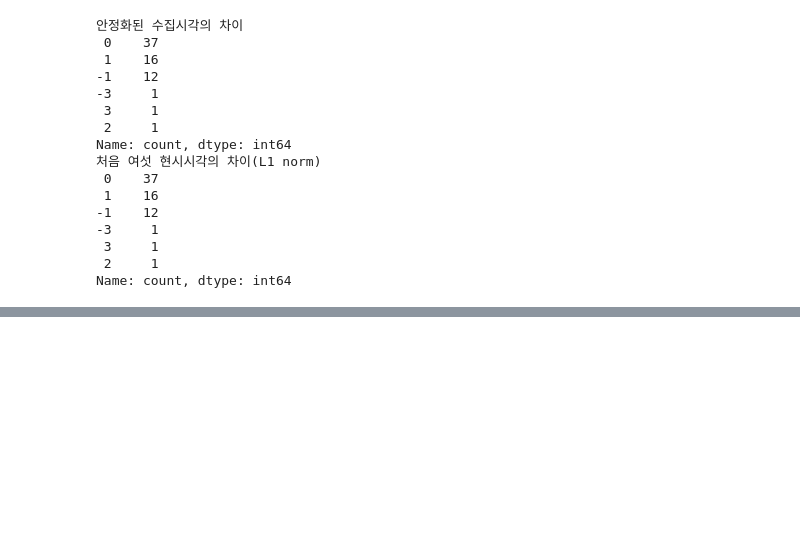
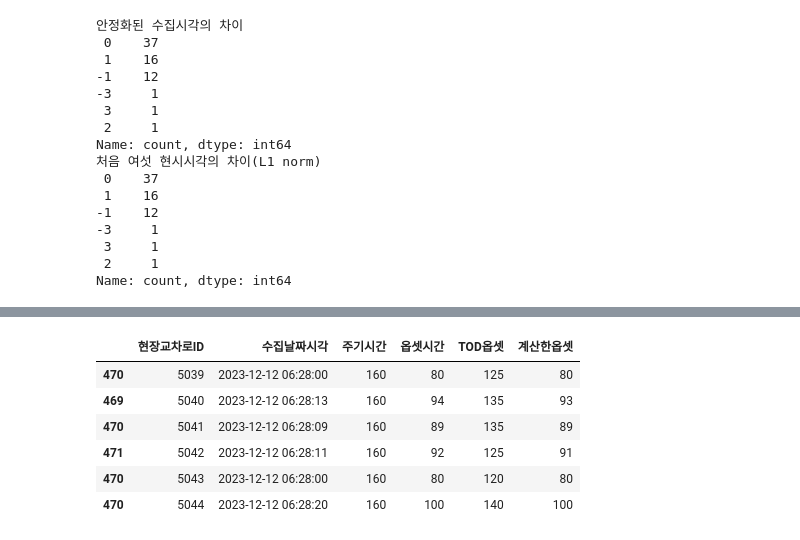
Before and after one commit to govin08/travail, a Jupyter notebook: 1214_transition&offset.ipynb, the cells around one changed output, grey strips where cells are left out. Cells and saved outputs as stored; diff of their text form; code cells hidden in the pictures; blank space fills up the shorter version.

```diff
--- a/1214_transition&offset.ipynb
+++ b/1214_transition&offset.ipynb
@@ -85,6 +85,7 @@ hstr_1212 = get_hstr('../1212/soitdspotintsoperhstr_202312121808.csv')
 hstr_1213 = get_hstr('../1213/soitdspotintsoperhstr_202312131102.csv')
 hstr_1214 = get_hstr('../1214/soitdspotintsoperhstr_202312140852.csv')
 hstr = pd.concat([hstr_1211, hstr_1212, hstr_1213, hstr_1214]).drop_duplicates()
+hstr = hstr[['현장교차로ID', '수집날짜시각', '주기시간', '옵셋시간', 'A링1현시시간', 'A링2현시시간', 'A링3현시시간', 'A링4현시시간', 'A링5현시시간', 'A링6현시시간']]
 hstr_5031 = hstr[hstr['현장교차로ID']==5031].sort_values(by='수집날짜시각').reset_index(drop=True)
 print('수집날짜시각 최대, 최소 : ')
 print('1211')
@@ -179,18 +180,20 @@ for inter_no in inter2trans_times:
         print(trans_time)
         hour, minute = trans_time.split(":")
         hour, minute = int(hour), int(minute)
-        df12 = hstr_temp[(hstr_temp['수집날짜시각']>=datetime(2023, 12, 12, hour, minute))&(hstr_temp['수집날짜시각']<datetime(2023, 12, 12, hour, minute+29))]
-        df13 = hstr_temp[(hstr_temp['수집날짜시각']>=datetime(2023, 12, 13, hour, minute))&(hstr_temp['수집날짜시각']<datetime(2023, 12, 13, hour, minute+29))]
+        start_dt12 = datetime(2023, 12, 12, hour, minute)
+        start_dt13 = datetime(2023, 12, 13, hour, minute)
+        df12 = hstr_temp[(hstr_temp['수집날짜시각']>=start_dt12)&(hstr_temp['수집날짜시각']<start_dt12 + timedelta(minutes=29))]
+        df13 = hstr_temp[(hstr_temp['수집날짜시각']>=start_dt13)&(hstr_temp['수집날짜시각']<start_dt13 + timedelta(minutes=29))]
         hstrs[inter_no][trans_time][12] = df12
         hstrs[inter_no][trans_time][13] = df13
         consist12 = df12.iloc[-1].수집날짜시각
         consist13 = df13.iloc[-1].수집날짜시각
-        diff = int((consist12+timedelta(1)-consist13).total_seconds())
+        diff = int((consist12+timedelta(days=1)-consist13).total_seconds())
         diffs[inter_no][trans_time] = diff
         print(f'안정화된 수집시각의 차이 : {diff}')
         error = int(np.linalg.norm(df12.iloc[:6,4:].values - df13.iloc[:6,4:].values, ord=1))
         erros[inter_no][trans_time] = error
-        print(f'처음 여섯 현시시각의 차이(L1 norm) : {error}')
+        print(f'처음 여섯 주기의 현시시간 차이(L1 norm) : {error}')
         print(error)
         display(df12)
         display(df13)
@@ -311,3 +314,26 @@ def each_results(inter_no, start_time):
     display(hstrs[inter_no][start_time][12])
     display(hstrs[inter_no][start_time][13])
 # each_results(5031, '06:00')
+# %%
+# 교차로군 43
+# 12일, 13일의 시각대 6:00 ~ 6:30에 대한 수준은 2, 주기는 160으로 일정
+h39 = hstrs[5039]['06:00'][12]
+h40 = hstrs[5040]['06:00'][12]
+h41 = hstrs[5041]['06:00'][12]
+h42 = hstrs[5042]['06:00'][12]
+h43 = hstrs[5043]['06:00'][12]
+h44 = hstrs[5044]['06:00'][12]
+TOD옵셋s = [125, 135, 135, 125, 120, 140]
+lasts = pd.DataFrame([h39.iloc[-1,:4], h40.iloc[-1,:4], h41.iloc[-1,:4], h42.iloc[-1,:4], h43.iloc[-1,:4], h44.iloc[-1,:4]])
+lasts['TOD옵셋'] = TOD옵셋s
+midnight = datetime(2023, 12, 12)
+lasts['계산한옵셋'] = (lasts['수집날짜시각'] - midnight).map(lambda x:int(x.total_seconds())%160)
+lasts
+# %% [output]
+|  | 현장교차로ID | 수집날짜시각 | 주기시간 | 옵셋시간 | TOD옵셋 | 계산한옵셋 |
+| 470 | 5039 | 2023-12-12 06:28:00 | 160 | 80 | 125 | 80 |
+| 469 | 5040 | 2023-12-12 06:28:13 | 160 | 94 | 135 | 93 |
+| 470 | 5041 | 2023-12-12 06:28:09 | 160 | 89 | 135 | 89 |
+| 471 | 5042 | 2023-12-12 06:28:11 | 160 | 92 | 125 | 91 |
+| 470 | 5043 | 2023-12-12 06:28:00 | 160 | 80 | 120 | 80 |
+| 470 | 5044 | 2023-12-12 06:28:20 | 160 | 100 | 140 | 100 |
```
Also changed, not shown: parts of 3 cells of this notebook.
